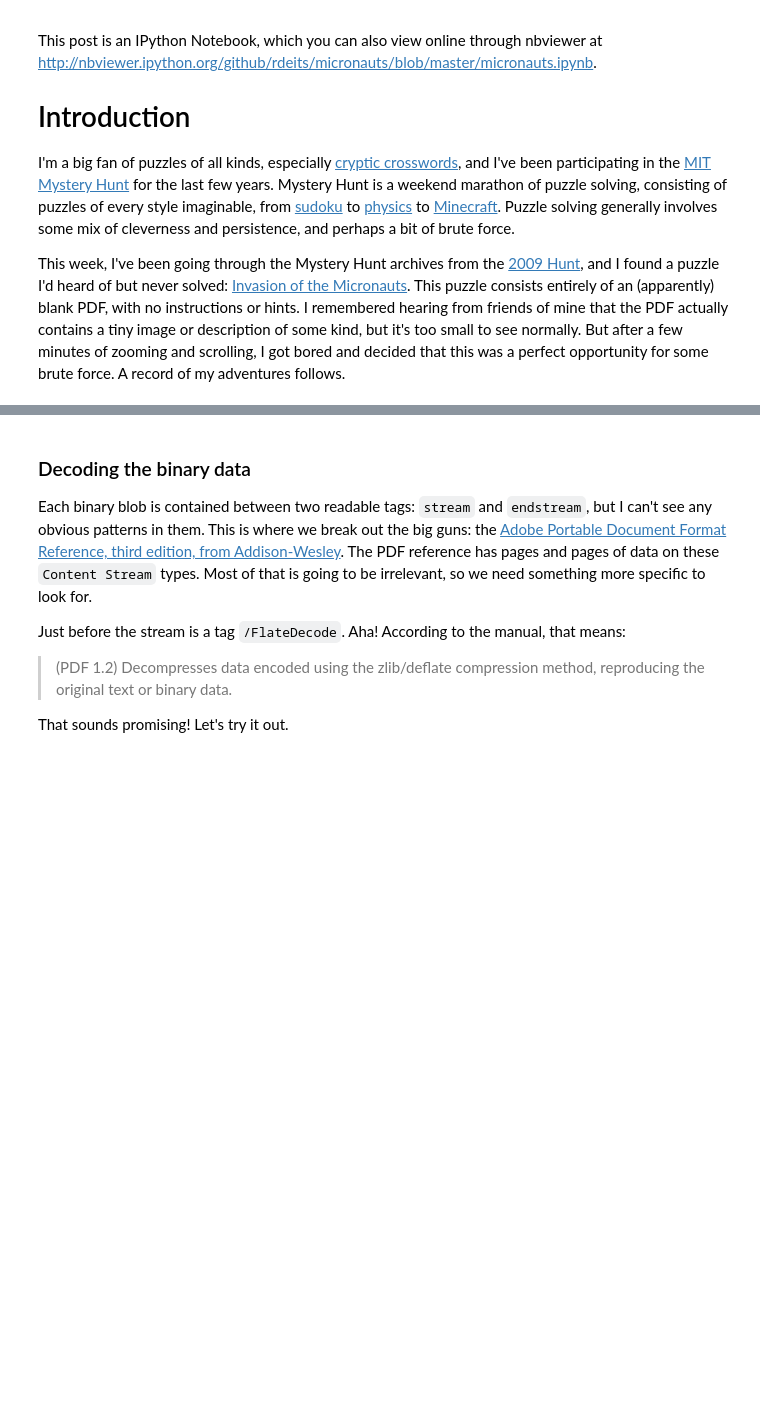
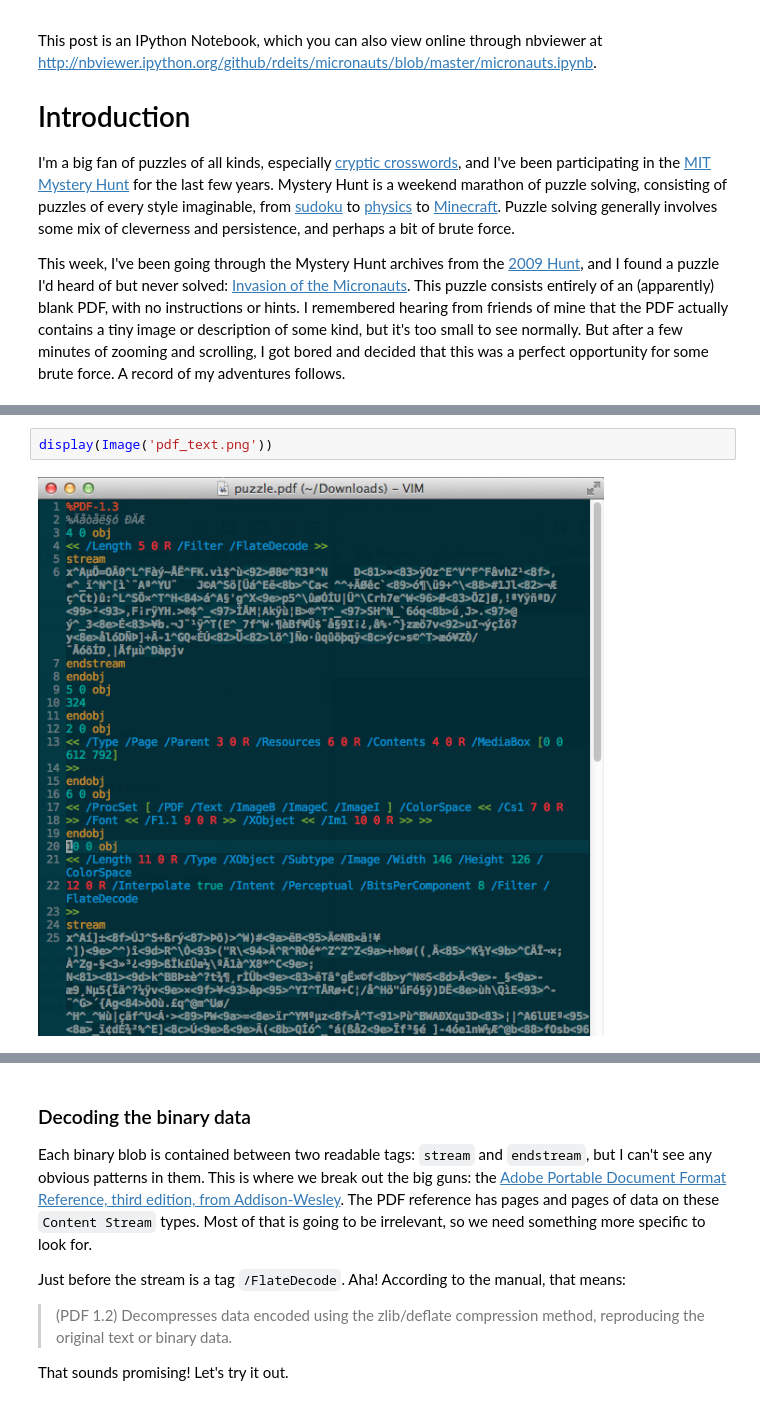
Before and after one commit to rdeits/micronauts, a Jupyter notebook: micronauts.ipynb, the cells around one changed output, grey strips where cells are left out. Drawn from its saved outputs; the diff is of its cells as text; blank space fills up the shorter version.

Commit message:
embed image

```diff
--- a/micronauts.ipynb
+++ b/micronauts.ipynb
@@ -12 +20,5 @@ This week, I've been going through the Mystery Hunt archives from the [2009 Hunt
+# %%
+display(Image('pdf_text.png'))
+# %% [output]
+[figure, added]
 # %% [markdown]
```
Also changed, not shown: parts of 4 cells of this notebook.
